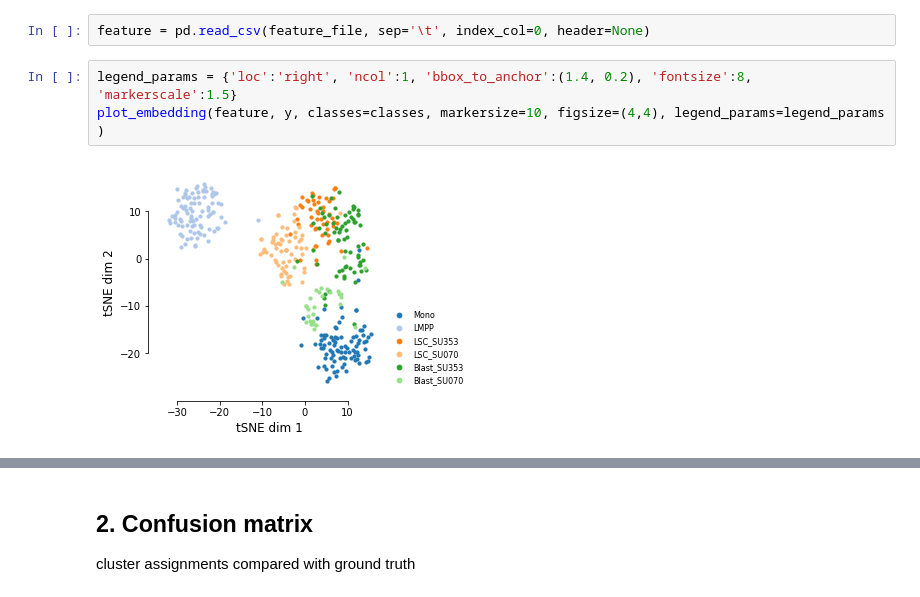
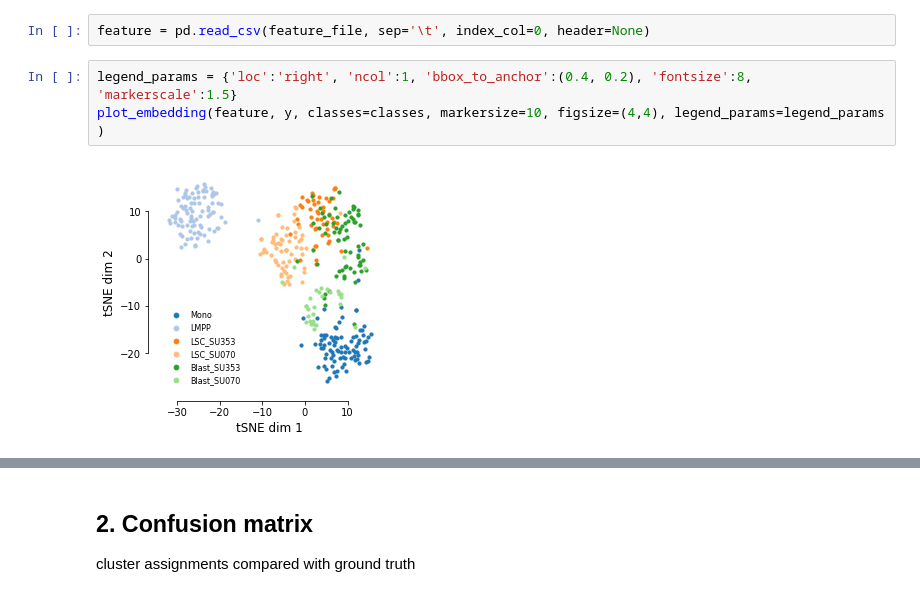
Before and after one commit to jsxlei/SCALE, a Jupyter notebook: notebooks/tutorial.ipynb, the cells around one changed output, grey strips where cells are left out. Cells and saved outputs as stored; diff of their text form.

```diff
--- a/notebooks/tutorial.ipynb
+++ b/notebooks/tutorial.ipynb
@@ -92,7 +92,7 @@ different color representing ground truth cell types
 # %%
 feature = pd.read_csv(feature_file, sep='\t', index_col=0, header=None)
 # %%
-legend_params = {'loc':'right', 'ncol':1, 'bbox_to_anchor':(1.4, 0.2), 'fontsize':8, 'markerscale':1.5}
+legend_params = {'loc':'right', 'ncol':1, 'bbox_to_anchor':(0.4, 0.2), 'fontsize':8, 'markerscale':1.5}
 plot_embedding(feature, y, classes=classes, markersize=10, figsize=(4,4), legend_params=legend_params )
 # %% [output]
-[figure, old version]
+[figure, new version]
```
Also changed, not shown: parts of 9 cells of this notebook, 11 other files.
